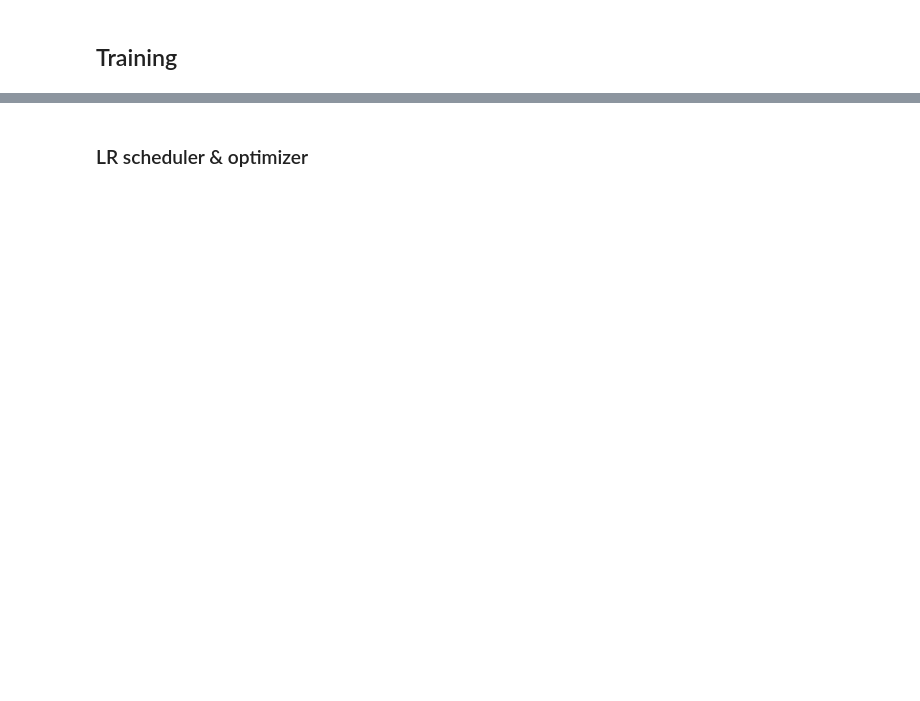
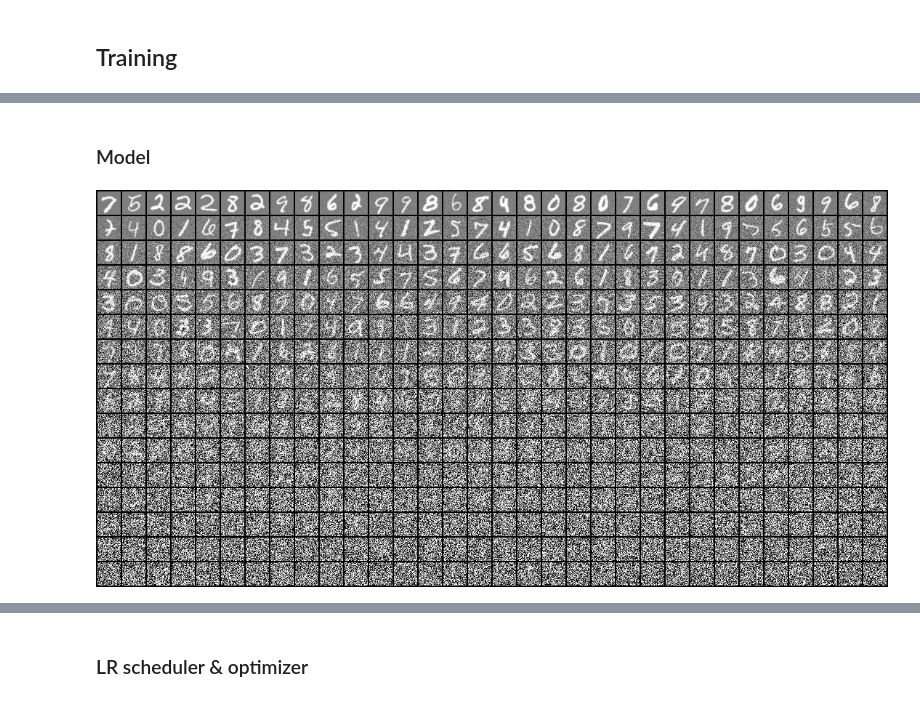
Before and after one commit to slegroux/nimrod, a Jupyter notebook: nbs/models.diffusion.ipynb, the cells around one changed output, grey strips where cells are left out. Cells and saved outputs as stored; diff of their text form; code cells hidden in the pictures; blank space fills up the shorter version.

```diff
--- a/nbs/models.diffusion.ipynb
+++ b/nbs/models.diffusion.ipynb
@@ -139,0 +154,28 @@ tensor(1.0914, grad_fn=<MseLossBackward0>)
+# %% [markdown]
+### Model
+# %%
+#| notest
+
+NOISE_TIME_STEPS = 1000
+noise_scheduler = DDPMScheduler(
+    num_train_timesteps=NOISE_TIME_STEPS,
+    beta_schedule="squaredcos_cap_v2" # beter for small img sizes
+    )
+
+B,C,H,W = xb.shape
+
+model = UNet2DModel(
+    sample_size=H,
+    in_channels=C,
+    out_channels=C,
+    block_out_channels=(32, 64, 128, 128)
+    )
+# generate gaussian noise images of shape (B, C, H, W)
+noise = torch.randn(xb.shape)
+# generate different time steps for each image in batch
+time_steps = torch.linspace(0, NOISE_TIME_STEPS-1, B).long()
+# generate more or less noise from scheduler depending on time step
+noisy_images = noise_scheduler.add_noise(xb, noise, time_steps)
+show_images(noisy_images, ncols=32)
+# %% [output]
+[figure, added]
```
Also changed, not shown: parts of 24 cells of this notebook.
